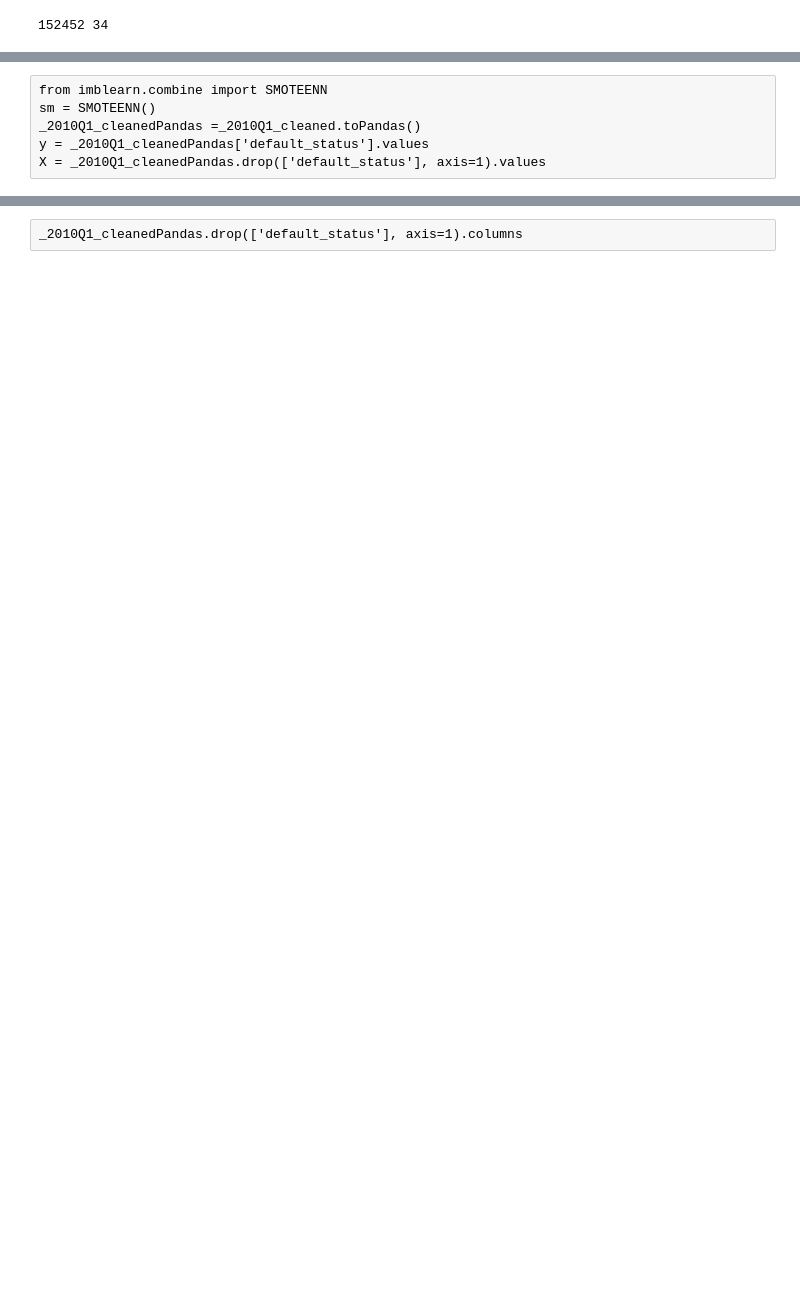
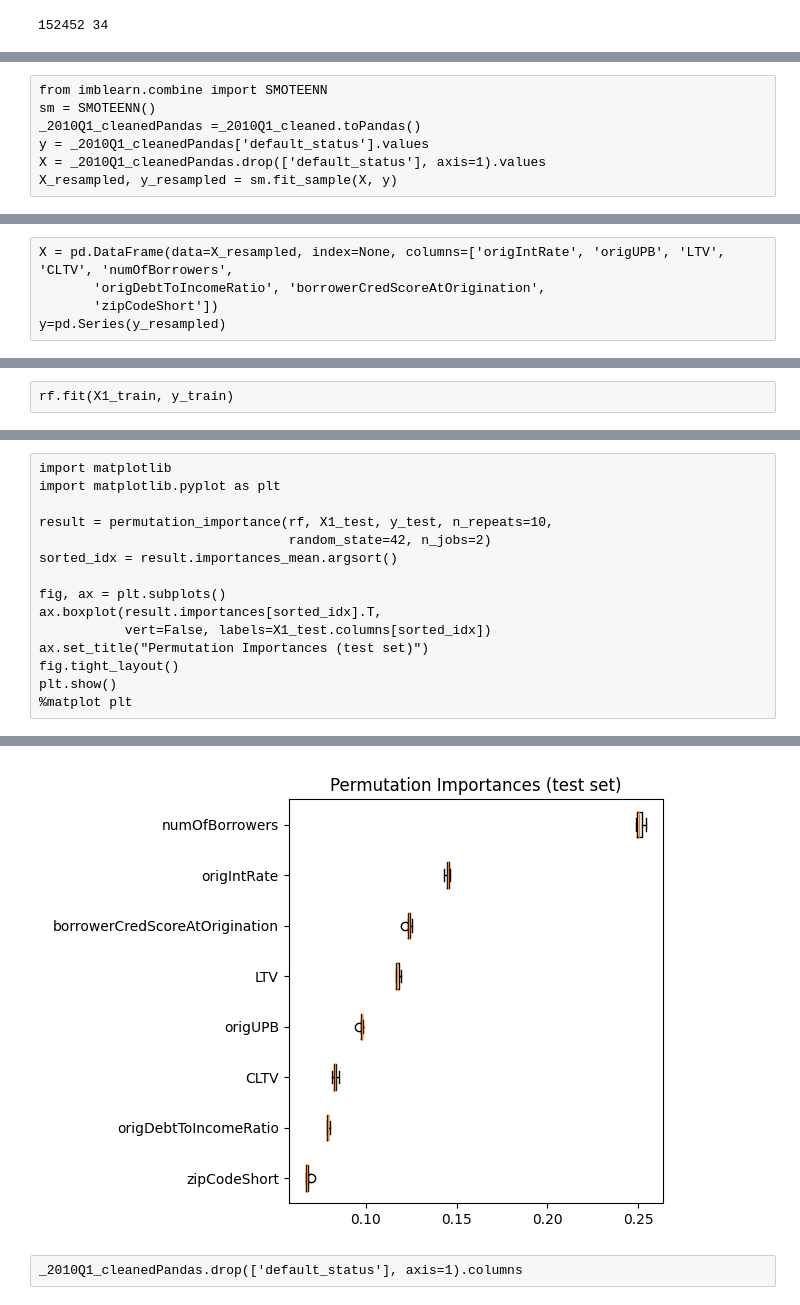
Before and after one commit to asyakhl/insight_project, a Jupyter notebook: notebooks/Data_Loading_Spark.ipynb, the cells around one changed output, grey strips where cells are left out. Saved outputs shown, nothing was run; the diff lists cells and outputs as text; blank space fills up the shorter version.

Commit message:
feature importance graph added

```diff
--- a/notebooks/Data_Loading_Spark.ipynb
+++ b/notebooks/Data_Loading_Spark.ipynb
@@ -217,5 +221,11 @@ sm = SMOTEENN()
 _2010Q1_cleanedPandas =_2010Q1_cleaned.toPandas()
 y = _2010Q1_cleanedPandas['default_status'].values
 X = _2010Q1_cleanedPandas.drop(['default_status'], axis=1).values
+X_resampled, y_resampled = sm.fit_sample(X, y)
 # %% [output]
 [interactive output not drawn]
+# %%
+X = pd.DataFrame(data=X_resampled, index=None, columns=['origIntRate', 'origUPB', 'LTV', 'CLTV', 'numOfBorrowers',
+       'origDebtToIncomeRatio', 'borrowerCredScoreAtOrigination',
+       'zipCodeShort'])
+y=pd.Series(y_resampled)
@@ -221,0 +280,2 @@ X = _2010Q1_cleanedPandas.drop(['default_status'], axis=1).values
+# %%
+rf.fit(X1_train, y_train)
@@ -221,0 +306,16 @@ X = _2010Q1_cleanedPandas.drop(['default_status'], axis=1).values
+# %%
+import matplotlib
+import matplotlib.pyplot as plt
+
+result = permutation_importance(rf, X1_test, y_test, n_repeats=10,
+                                random_state=42, n_jobs=2)
+sorted_idx = result.importances_mean.argsort()
+
+fig, ax = plt.subplots()
+ax.boxplot(result.importances[sorted_idx].T,
+           vert=False, labels=X1_test.columns[sorted_idx])
+ax.set_title("Permutation Importances (test set)")
+fig.tight_layout()
+plt.show()
+%matplot plt
+# %% [output]
@@ -222,3 +323,4 @@ X = _2010Q1_cleanedPandas.drop(['default_status'], axis=1).values
+[figure, added]
 # %%
 _2010Q1_cleanedPandas.drop(['default_status'], axis=1).columns
 # %% [output]
```
Also changed, not shown: parts of 8 cells of this notebook.
